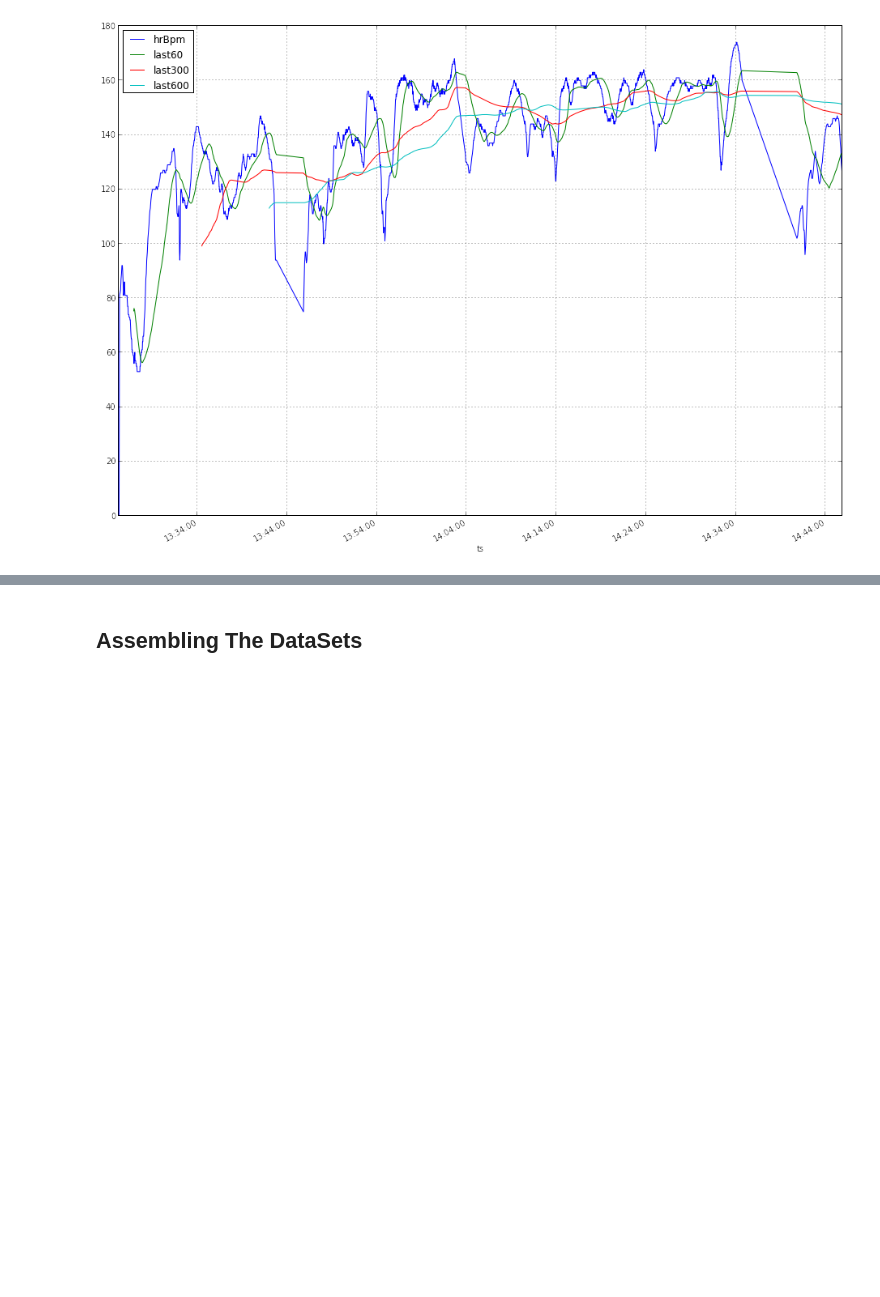
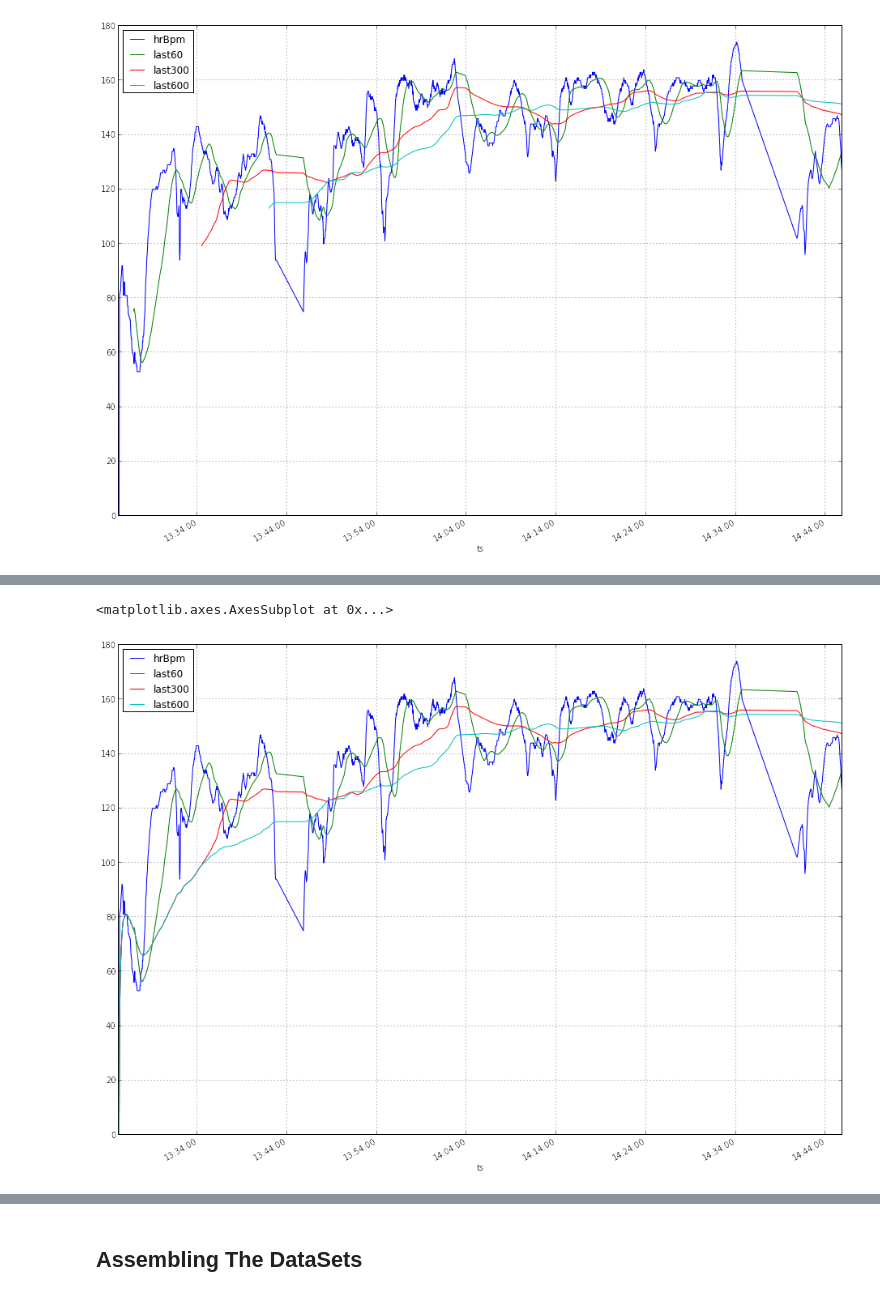
Before and after one commit to arunxarun/bikedatahacking, a Jupyter notebook: bikedatahacking.ipynb, the cells around one changed output, grey strips where cells are left out. Drawn from its saved outputs; the diff is of its cells as text; code cells hidden in the pictures; blank space fills up the shorter version.

```diff
--- a/bikedatahacking.ipynb
+++ b/bikedatahacking.ipynb
@@ -488,13 +488,14 @@ pylab.rcParams['figure.figsize'] = 16, 12
 smallerIntervalDf = DataFrame()
 smallerIntervalDf['hrBpm'] = df['hrBpm']
 
-dlast10 = pd.rolling_mean(df['hrBpm'],60)
-dlast30 = pd.rolling_mean(df['hrBpm'],300)
-dlast60 = pd.rolling_mean(df['hrBpm'],600)
+# set min_periods to make sure that feature is calculated with available data.
+dlast60 = pd.rolling_mean(df['hrBpm'],60)
+dlast300 = pd.rolling_mean(df['hrBpm'],300)
+dlast600 = pd.rolling_mean(df['hrBpm'],600)
 
-smallerIntervalDf['last60'] = dlast10
-smallerIntervalDf['last300'] = dlast30
-smallerIntervalDf['last600'] = dlast60
+smallerIntervalDf['last60'] = dlast60
+smallerIntervalDf['last300'] = dlast300
+smallerIntervalDf['last600'] = dlast600
 
 smallerIntervalDf.plot()
 # %% [output]
@@ -504,0 +510,14 @@ The smaller trailing value sets look like they track better. Note that the strai
+# %%
+# set min_periods to make sure that feature is calculated with available data.
+dlast60 = pd.rolling_mean(df['hrBpm'],60,min_periods=1)
+dlast300 = pd.rolling_mean(df['hrBpm'],300,min_periods=1)
+dlast600 = pd.rolling_mean(df['hrBpm'],600,min_periods=1)
+
+smallerIntervalDf['last60'] = dlast60
+smallerIntervalDf['last300'] = dlast300
+smallerIntervalDf['last600'] = dlast600
+
+smallerIntervalDf.plot()
+# %% [output]
+<matplotlib.axes.AxesSubplot at 0x...>
+[figure, added]
```
Also changed, not shown: parts of 11 cells of this notebook.
